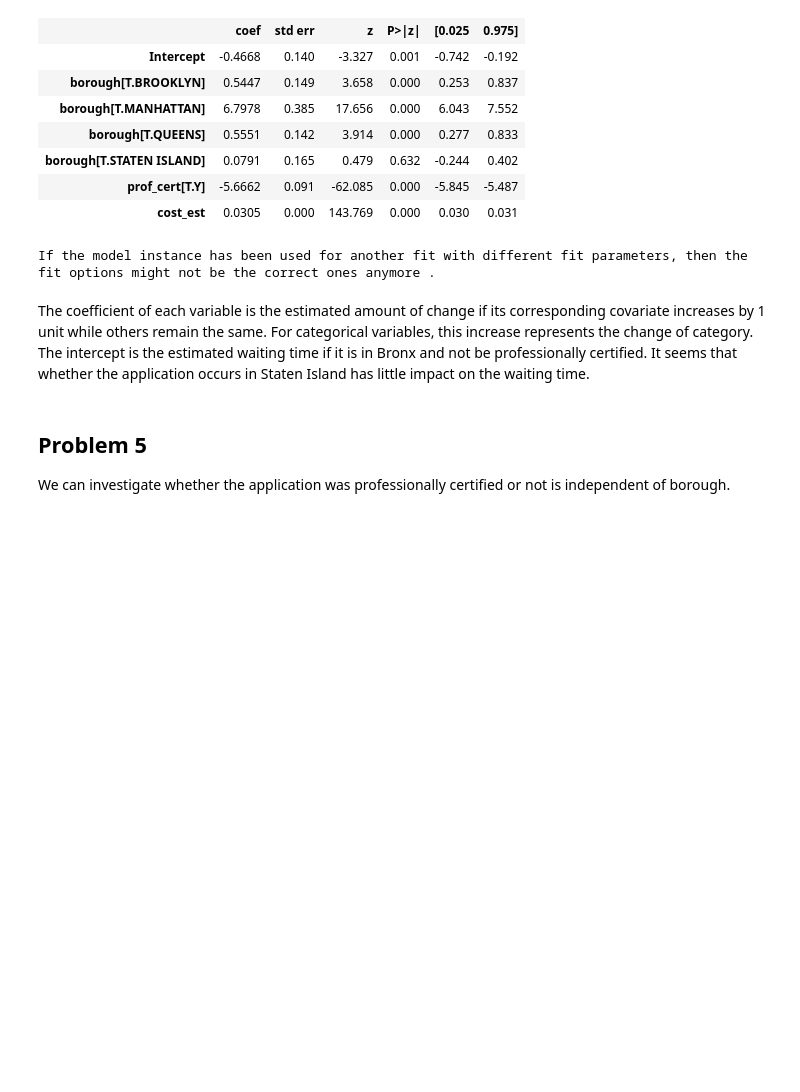
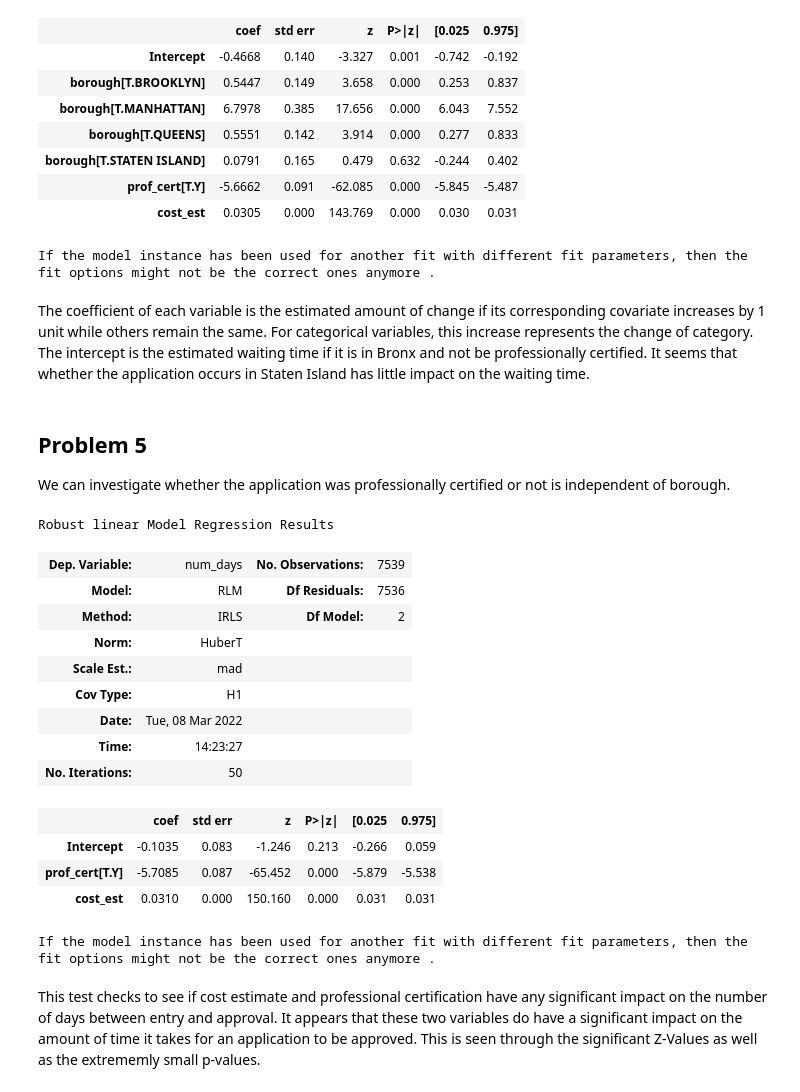
Before and after one commit to statds/nyc-open-data-presentation-job-application-analytics, a Jupyter notebook: Homework_6.ipynb, the cells around one changed output. Cells and saved outputs as stored; diff of their text form; code cells hidden in the pictures; blank space fills up the shorter version.

```diff
--- a/Homework_6.ipynb
+++ b/Homework_6.ipynb
@@ -264,3 +264,27 @@ The coefficient of each variable is the estimated amount of change if its corres
 # %% [markdown]
 ## Problem 5
 We can investigate whether the application was professionally certified or not is independent of borough.
+# %%
+import statsmodels.formula.api as smf
+
+mymod = smf.rlm(formula = "num_days ~ cost_est + prof_cert", data = df)
+myfit = mymod.fit()
+myfit.summary()
+# %% [output]
+Robust linear Model Regression Results
+| Dep. Variable: | num_days | No. Observations: | 7539 |
+| Model: | RLM | Df Residuals: | 7536 |
+| Method: | IRLS | Df Model: | 2 |
+| Norm: | HuberT |  |  |
+| Scale Est.: | mad |  |  |
+| Cov Type: | H1 |  |  |
+| Date: | Tue, 08 Mar 2022 |  |  |
+| Time: | 14:23:27 |  |  |
+| No. Iterations: | 50 |  |  |
+|  | coef | std err | z | P>|z| | [0.025 | 0.975] |
+| Intercept | -0.1035 | 0.083 | -1.246 | 0.213 | -0.266 | 0.059 |
+| prof_cert[T.Y] | -5.7085 | 0.087 | -65.452 | 0.000 | -5.879 | -5.538 |
+| cost_est | 0.0310 | 0.000 | 150.160 | 0.000 | 0.031 | 0.031 |
+If the model instance has been used for another fit with different fit parameters, then the fit options might not be the correct ones anymore .
+# %% [markdown]
+This test checks to see if cost estimate and professional certification have any significant impact on the number of days between entry and approval. It appears that these two variables do have a significant impact on the amount of time it takes for an application to be approved. This is seen through the significant Z-Values as well as the extrememly small p-values.
```
Also changed, not shown: parts of 11 cells of this notebook.
